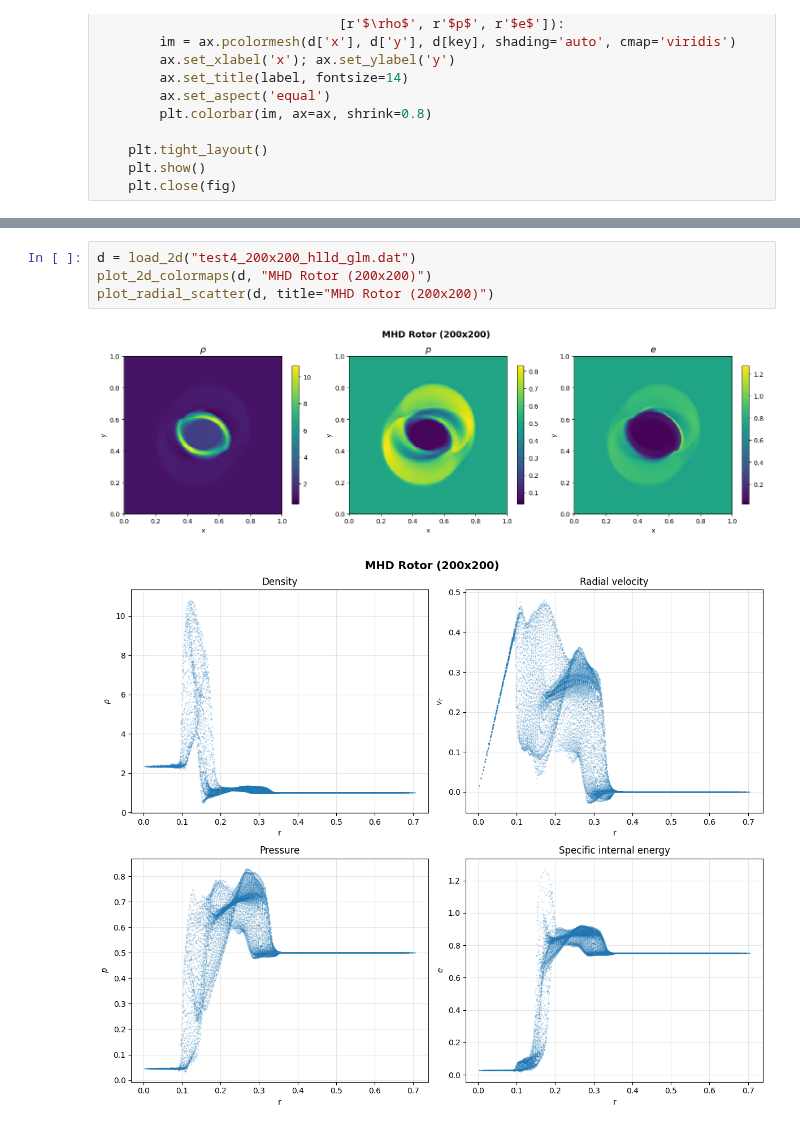
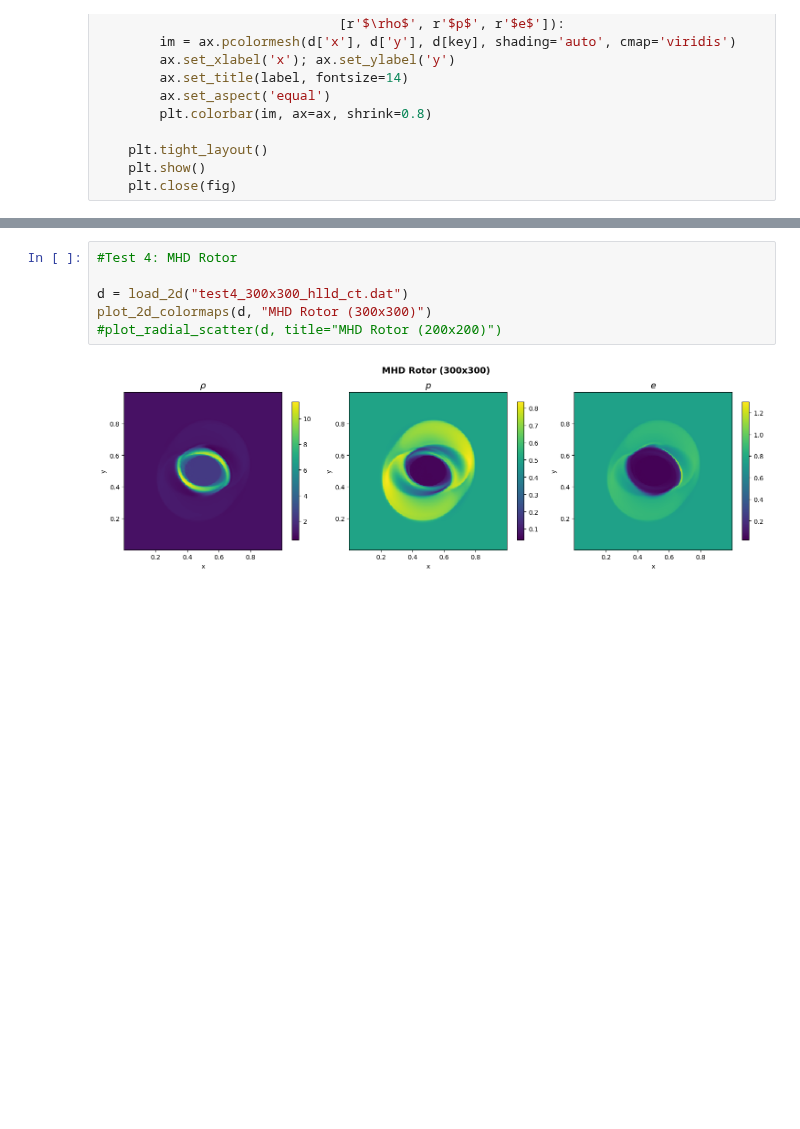
Before and after one commit to RexZhann/Magnetic_Reconnection_Simulation, a Jupyter notebook: output/plot_results.ipynb, the cells around one changed output, grey strips where cells are left out. Drawn from its saved outputs; the diff is of its cells as text; blank space fills up the shorter version.

```diff
--- a/output/plot_results.ipynb
+++ b/output/plot_results.ipynb
@@ -270,7 +324,8 @@ plot_radial_scatter(d, title="Orszag-Tang (200x200)")
 # %%
-d = load_2d("test4_200x200_hlld_glm.dat")
-plot_2d_colormaps(d, "MHD Rotor (200x200)")
-plot_radial_scatter(d, title="MHD Rotor (200x200)")
+#Test 4: MHD Rotor
+
+d = load_2d("test4_300x300_hlld_ct.dat")
+plot_2d_colormaps(d, "MHD Rotor (300x300)")
+#plot_radial_scatter(d, title="MHD Rotor (200x200)")
 # %% [output]
-[figure, old version]
+[figure, new version]
-[figure, removed]
```
Also changed, not shown: parts of 9 cells of this notebook, 12 other files.
